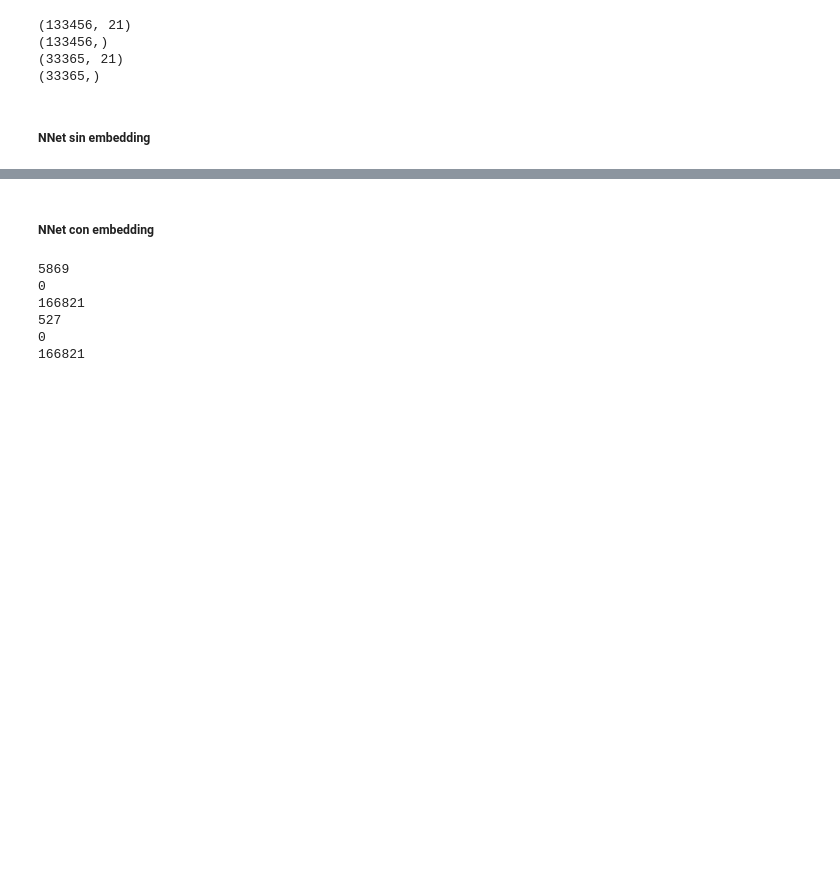
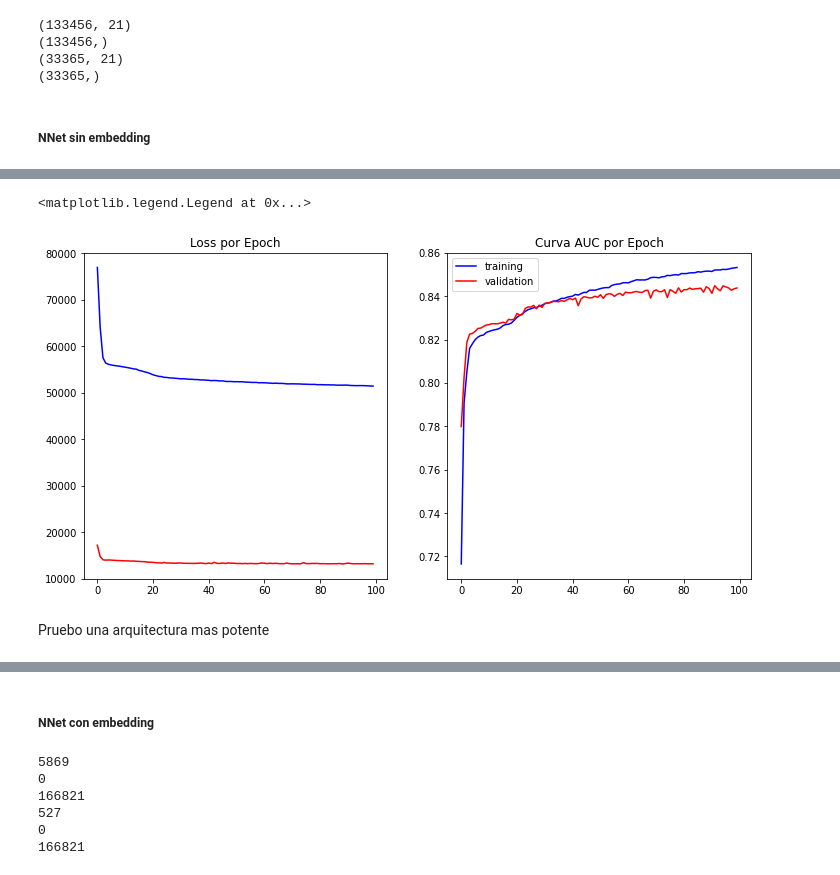
Before and after one commit to lrivela/ap-rivela, a Jupyter notebook: examen/rivela-examen-ap-coh5.ipynb, the cells around one changed output, grey strips where cells are left out. Cells and saved outputs as stored; diff of their text form; code cells hidden in the pictures; blank space fills up the shorter version.

```diff
--- a/examen/rivela-examen-ap-coh5.ipynb
+++ b/examen/rivela-examen-ap-coh5.ipynb
@@ -991,0 +1078,21 @@ Epoch 99 | Validation loss: 13639.324159622192 | AUC: 0.8494430379938318
+# %%
+fig = plt.figure(figsize=(25, 6))
+
+iax0 = fig.add_subplot(141)
+iax0.set_title('Loss por Epoch')
+x = range(0, len(loss_list))
+iax0.plot(x, loss_list, label='training', c='blue')
+iax0.plot(x, validation_loss_list, label='validation', c='red')
+
+iax1 = fig.add_subplot(142)
+iax1.set_title('Curva AUC por Epoch')
+x = range(0, len(train_auc))
+iax1.plot(x, train_auc, label='training', c='blue')
+iax1.plot(x, validation_auc, label='validation', c='red')
+
+plt.legend()
+# %% [output]
+<matplotlib.legend.Legend at 0x...>
+[figure, added]
+# %% [markdown]
+Pruebo una arquitectura mas potente
```
Also changed, not shown: parts of 21 cells of this notebook.
